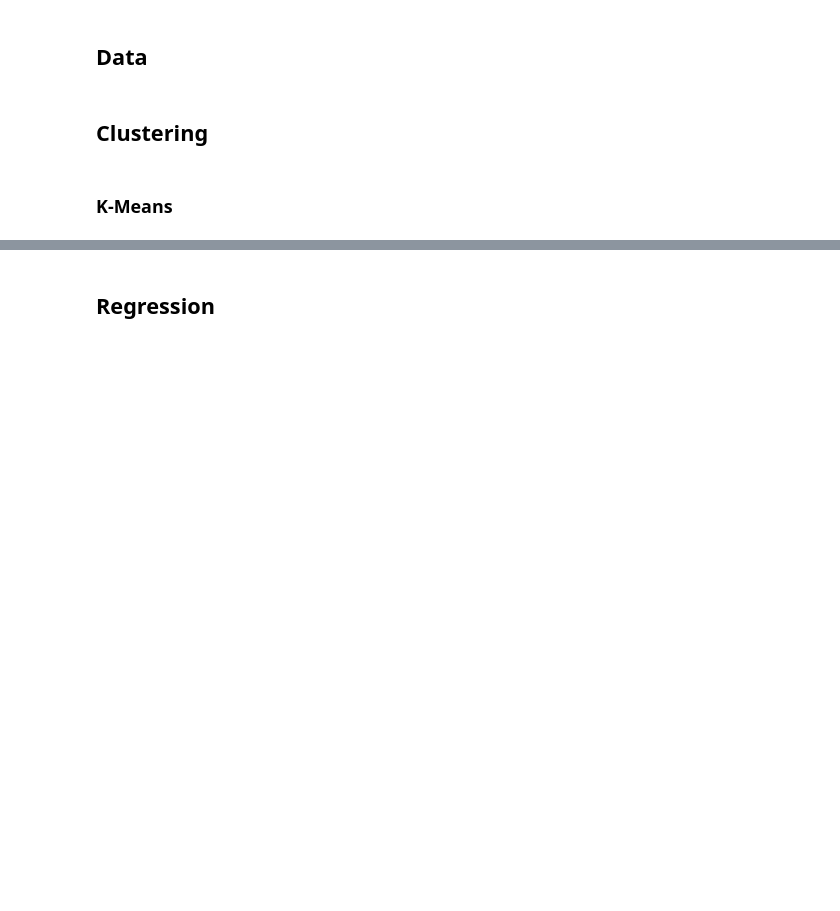
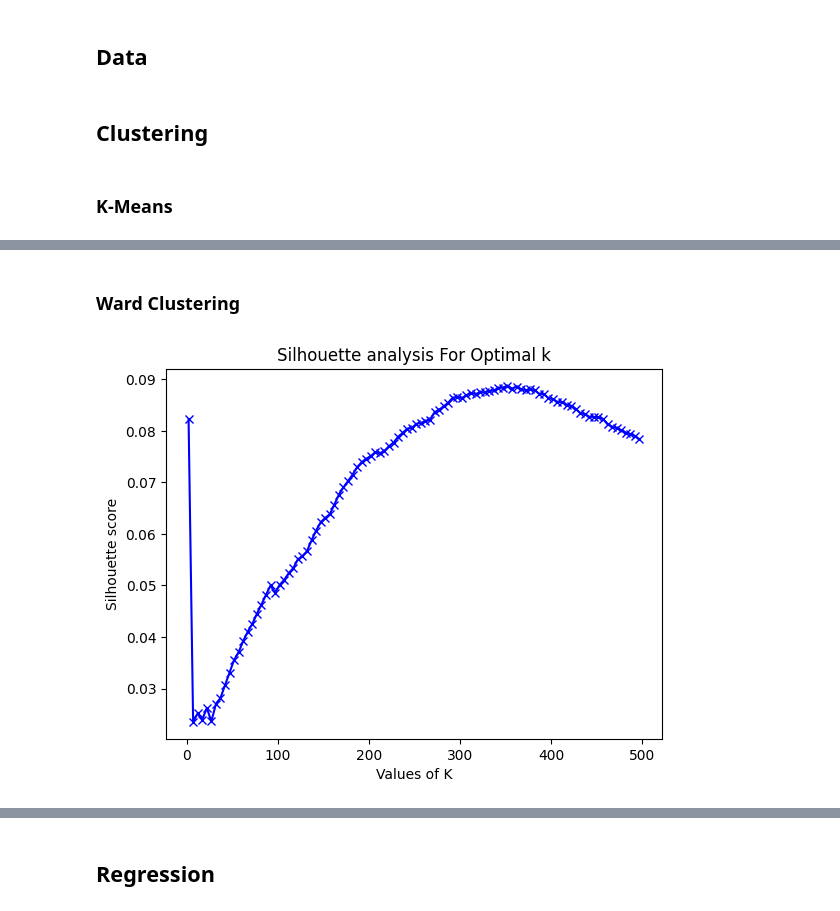
Before and after one commit to dimmittnick/march_madness, a Jupyter notebook: predicting/analysis.ipynb, the cells around one changed output, grey strips where cells are left out. Drawn from its saved outputs; the diff is of its cells as text; code cells hidden in the pictures; blank space fills up the shorter version.

Commit message:
ward clustering

```diff
--- a/predicting/analysis.ipynb
+++ b/predicting/analysis.ipynb
@@ -209,0 +176,2 @@ plt.show()
+# %% [markdown]
+### Ward Clustering
@@ -210,3 +200,22 @@ plt.show()
+# %%
+range_n_clusters = range(2,500,5)
+silhouette_avg = []
+for num_clusters in range_n_clusters:
+
+ # initialise kmeans
+    ward = AgglomerativeClustering(n_clusters=num_clusters, linkage='ward')
+    ward.fit(X)
+    cluster_labels = ward.labels_
+
+ # silhouette score
+    silhouette_avg.append(silhouette_score(X, cluster_labels))
+plt.plot(range_n_clusters,silhouette_avg,'bx-')
+plt.xlabel('Values of K')
+plt.ylabel('Silhouette score')
+plt.title('Silhouette analysis For Optimal k')
+plt.show()
+# %% [output]
+[figure, added]
 # %%
 labels = list(df[df['season'] == 2023]['labels'].unique())
 # %%
```
Also changed, not shown: parts of 8 cells of this notebook.
